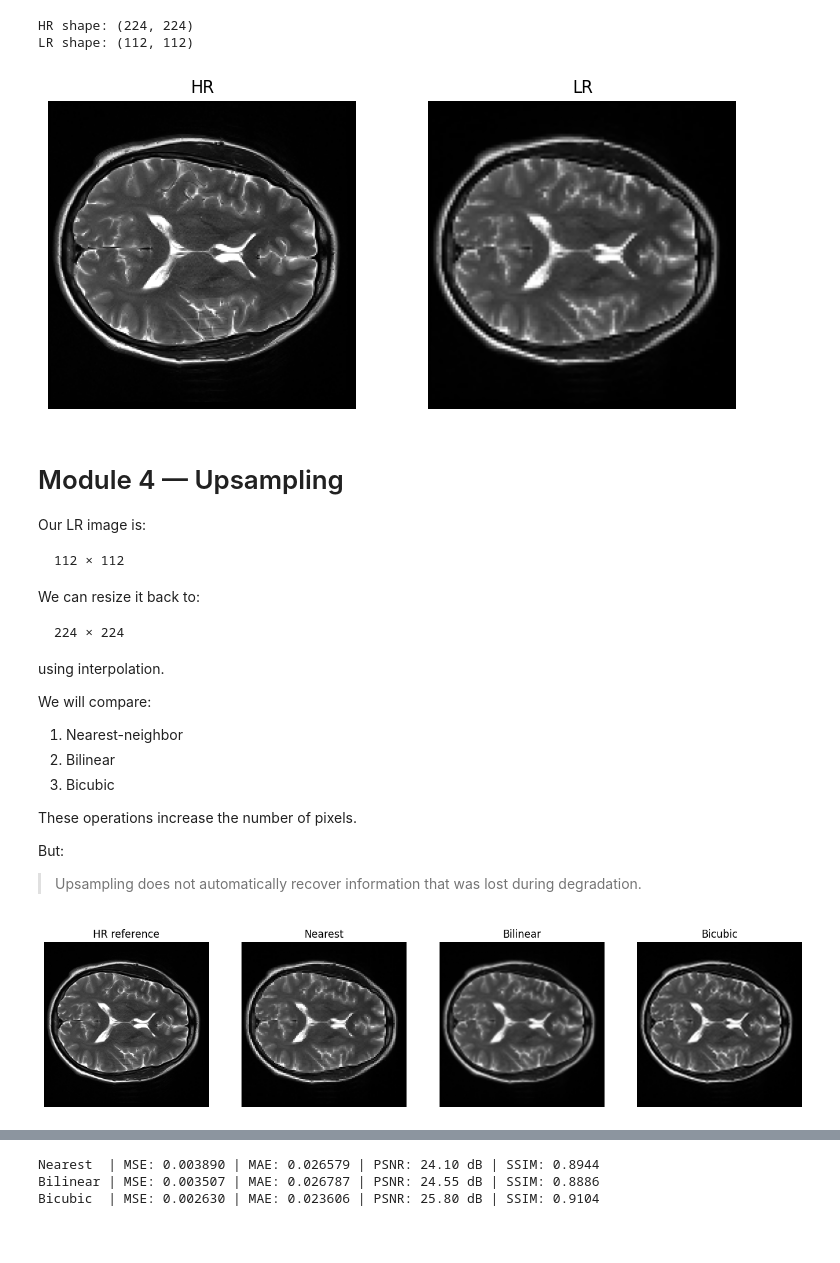
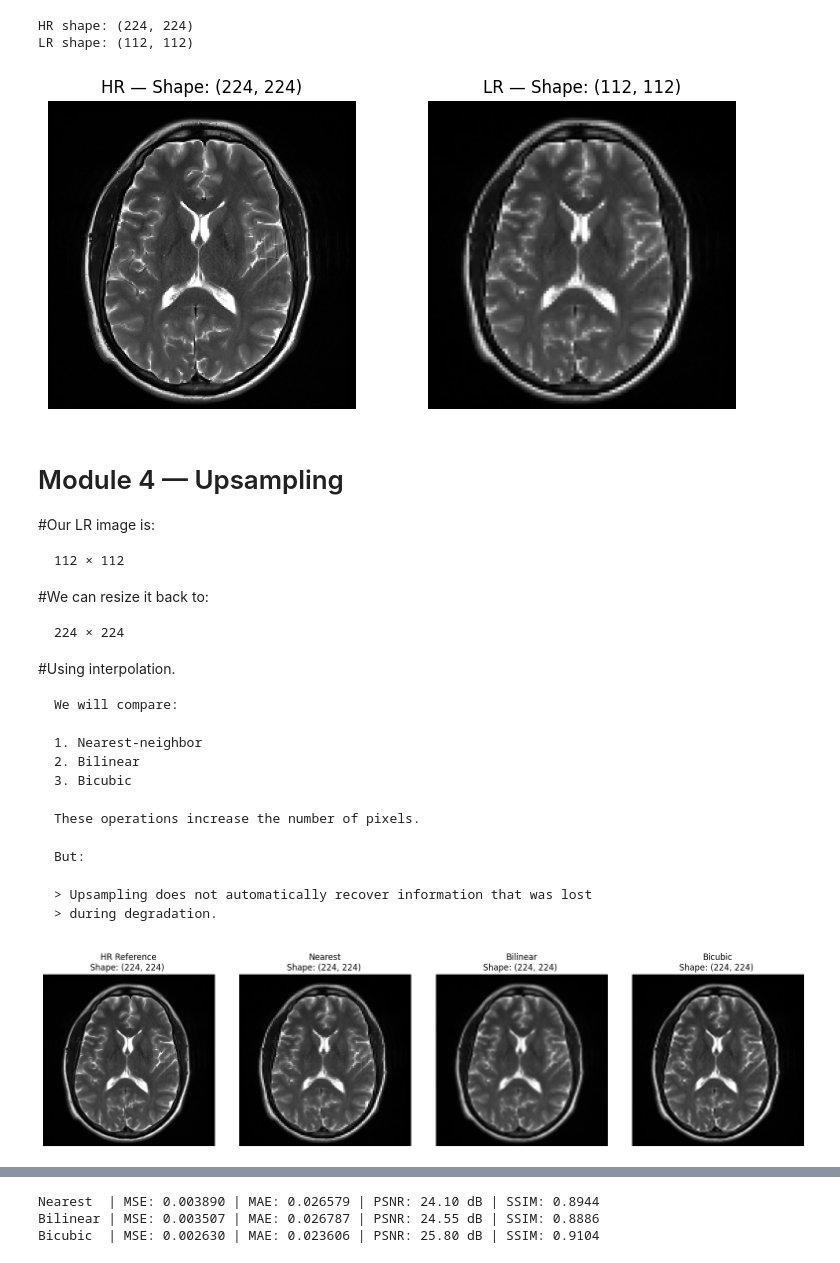
Before and after one commit to ajaynice1996/DIY_MRI_Workshop_II_Recon, a Jupyter notebook: Day_3_Notebook_1_1_SRR_Basics.ipynb, the cells around one changed output, grey strips where cells are left out. Drawn from its saved outputs; the diff is of its cells as text; code cells hidden in the pictures; blank space fills up the shorter version.

```diff
--- a/Day_3_Notebook_1_1_SRR_Basics.ipynb
+++ b/Day_3_Notebook_1_1_SRR_Basics.ipynb
@@ -187,0 +337,18 @@ plt.show()
+# %%
+def resample_to_spacing(volume, original_spacing, target_spacing, order=3):
+    """
+    Resample a 3D volume to a target voxel spacing.
+
+    original_spacing: (sx, sy, sz) in mm
+    target_spacing:   (tx, ty, tz) in mm
+    """
+
+    zoom_factors = np.array(original_spacing) / np.array(target_spacing)
+
+    resampled = zoom(
+        volume,
+        zoom=zoom_factors,
+        order=order
+    )
+
+    return resampled, zoom_factors
@@ -303,50 +563,50 @@ LR shape: (112, 112)
 fig, ax = plt.subplots(1, 2, figsize=(9, 4))
 
 ax[0].imshow(
-    hr,
+    hr.T,
     cmap="gray",
-
+    origin="lower"
 )
-ax[0].set_title("HR")
+ax[0].set_title(f"HR — Shape: {hr.shape}")
 
 ax[1].imshow(
-    lr,
+    lr.T,
     cmap="gray",
-
+    origin="lower"
 )
-ax[1].set_title("LR")
+ax[1].set_title(f"LR — Shape: {lr.shape}")
 
 for a in ax:
     a.axis("off")
 
 plt.show()
 # %% [output]
-[figure, old version]
+[figure, new version]
 # %% [markdown]
 # Module 4 — Upsampling
 
-Our LR image is:
+#Our LR image is:
 
     112 × 112
 
-We can resize it back to:
+#We can resize it back to:
 
     224 × 224
 
-using interpolation.
+#Using interpolation.
 
-We will compare:
+    We will compare:
 
-1. Nearest-neighbor
-2. Bilinear
-3. Bicubic
+    1. Nearest-neighbor
+    2. Bilinear
+    3. Bicubic
 
-These operations increase the number of pixels.
+    These operations increase the number of pixels.
 
-But:
+    But:
 
-> Upsampling does not automatically recover information that was lost
-> during degradation.
+    > Upsampling does not automatically recover information that was lost
+    > during degradation.
 # %%
 nearest = resize(
     lr,
@@ -374,31 +634,32 @@ bicubic = resize(
 # %%
 fig, ax = plt.subplots(1, 4, figsize=(16, 4))
 
 images = [
     hr,
     nearest,
     bilinear,
     bicubic
 ]
 
 titles = [
-    "HR reference",
-    "Nearest",
-    "Bilinear",
-    "Bicubic"
+    f"HR Reference\nShape: {hr.shape} ",
+    f"Nearest\nShape: {nearest.shape} ",
+    f"Bilinear\nShape: {bilinear.shape} ",
+    f"Bicubic\nShape: {bicubic.shape} "
 ]
 
 for a, image, title in zip(ax, images, titles):
 
     a.imshow(
-        image,
+        image.T,
         cmap="gray",
-
+        origin="lower"
     )
 
     a.set_title(title)
     a.axis("off")
 
+plt.tight_layout()
 plt.show()
 # %% [output]
-[figure, old version]
+[figure, new version]
```
Also changed, not shown: parts of 66 cells of this notebook.
